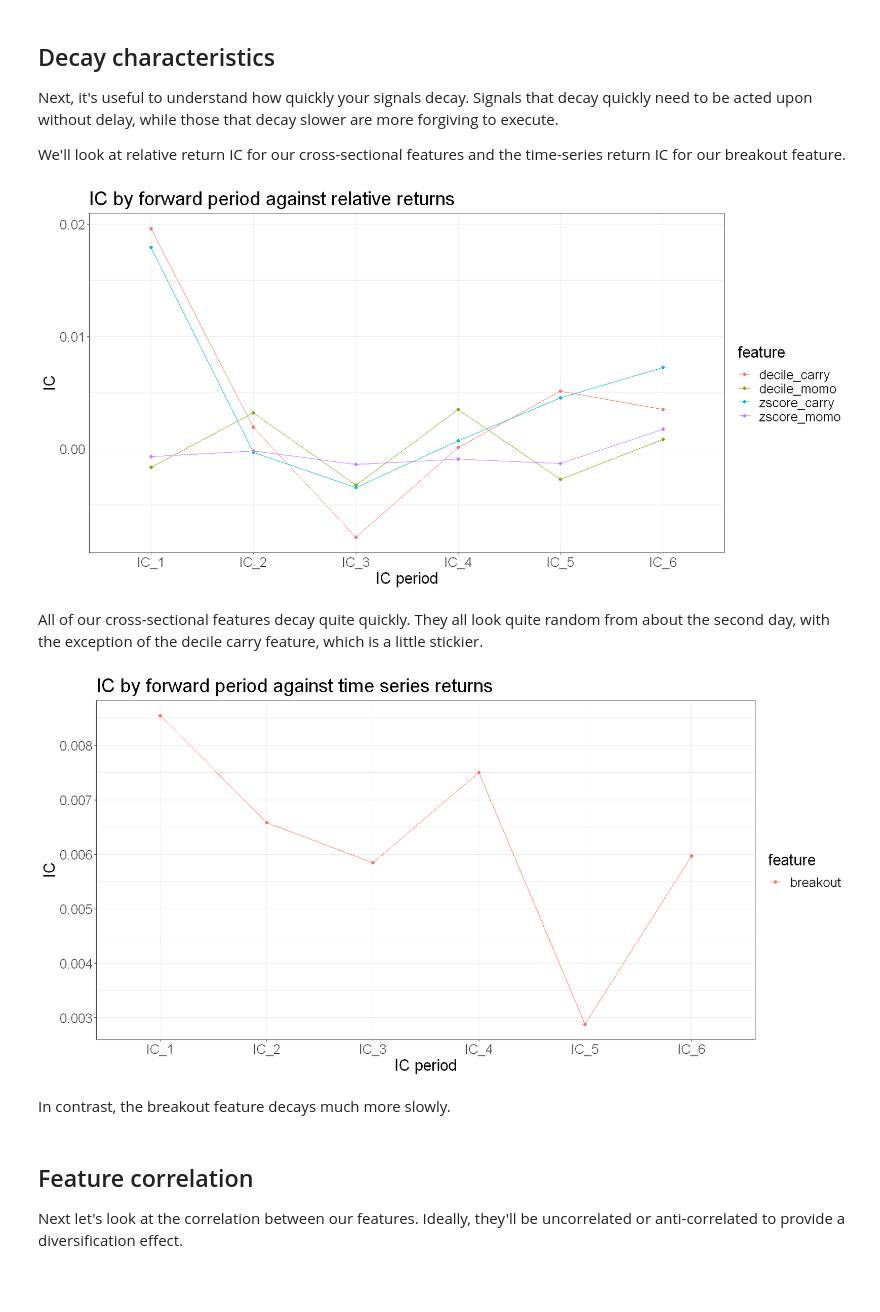
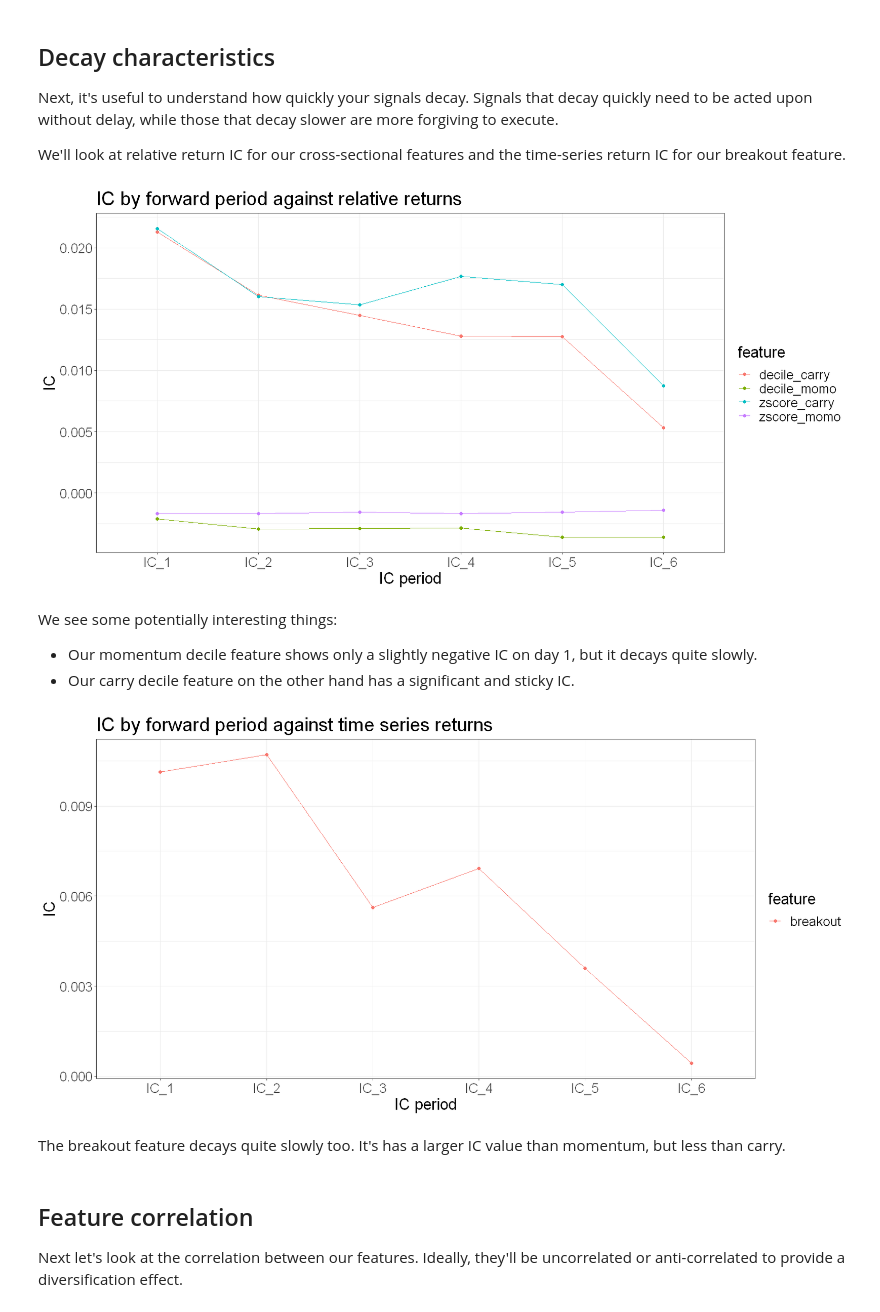
Before and after one commit to Robot-Wealth/trader-tales, a Jupyter notebook: quantifying-combining-alphas/quantifying_and_combining_alphas.ipynb, the cells around one changed output. Cells and saved outputs as stored; diff of their text form; code cells hidden in the pictures; blank space fills up the shorter version.

```diff
--- a/quantifying-combining-alphas/quantifying_and_combining_alphas.ipynb
+++ b/quantifying-combining-alphas/quantifying_and_combining_alphas.ipynb
@@ -307,41 +307,44 @@ We'll look at relative return IC for our cross-sectional features and the time-s
 # %%
 features_scaled %>%
   filter(is_universe) %>%
-  group_by(date) %>%
+  group_by(ticker) %>%
+  arrange(date) %>%
   mutate(
     demeaned_fwd_returns_2 = lead(demeaned_fwd_returns, 1),
     demeaned_fwd_returns_3 = lead(demeaned_fwd_returns, 2),
     demeaned_fwd_returns_4 = lead(demeaned_fwd_returns, 3),
     demeaned_fwd_returns_5 = lead(demeaned_fwd_returns, 4),
     demeaned_fwd_returns_6 = lead(demeaned_fwd_returns, 5),
   ) %>%
   na.omit() %>%
   ungroup() %>%
   pivot_longer(c(zscore_carry, zscore_momo, decile_carry, decile_momo), names_to = "feature") %>%
   group_by(feature) %>%
   summarize(
     IC_1 = cor(value, demeaned_fwd_returns),
     IC_2 = cor(value, demeaned_fwd_returns_2),
     IC_3 = cor(value, demeaned_fwd_returns_3),
     IC_4 = cor(value, demeaned_fwd_returns_4),
     IC_5 = cor(value, demeaned_fwd_returns_5),
     IC_6 = cor(value, demeaned_fwd_returns_6),
   )  %>%
   pivot_longer(-feature, names_to = "IC_period", values_to = "IC") %>%
   ggplot(aes(x = factor(IC_period), y = IC, colour = feature, group = feature)) +
   geom_line() +
   geom_point() +
   labs(
     title = "IC by forward period against relative returns",
     x = "IC period"
   )
 # %% [output]
-[figure, old version]
+[figure, new version]
-# %% [markdown]
-All of our cross-sectional features decay quite quickly. They all look quite random from about the second day, with the exception of the decile carry feature, which is a little stickier.
+# %% [markdown]
+We see some potentially interesting things:
+- Our momentum decile feature shows only a slightly negative IC on day 1, but it decays quite slowly.
+- Our carry decile feature on the other hand has a significant and sticky IC.
 # %%
 features_scaled %>%
-  group_by(date) %>%
+  group_by(ticker) %>%
   mutate(
     fwd_returns_2 = lead(total_fwd_return_simple, 1),
     fwd_returns_3 = lead(total_fwd_return_simple, 2),
@@ -370,9 +373,9 @@ features_scaled %>%
     x = "IC period"
   )
 # %% [output]
-[figure, old version]
+[figure, new version]
-# %% [markdown]
-In contrast, the breakout feature decays much more slowly.
+# %% [markdown]
+The breakout feature decays quite slowly too. It's has a larger IC value than momentum, but less than carry.
 # %% [markdown]
 ## Feature correlation
 
```
Also changed, not shown: parts of 12 cells of this notebook, 12 other files.
